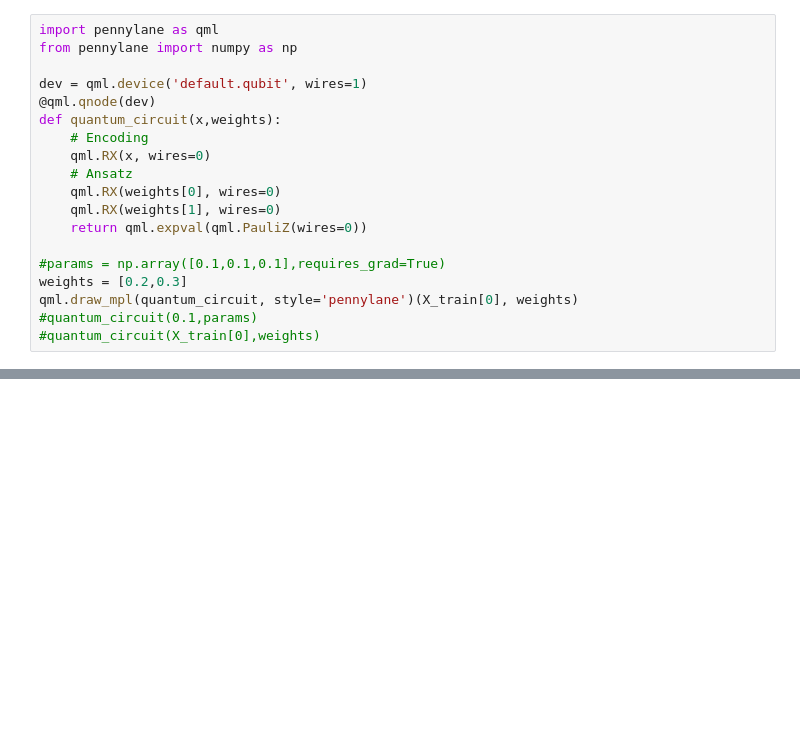
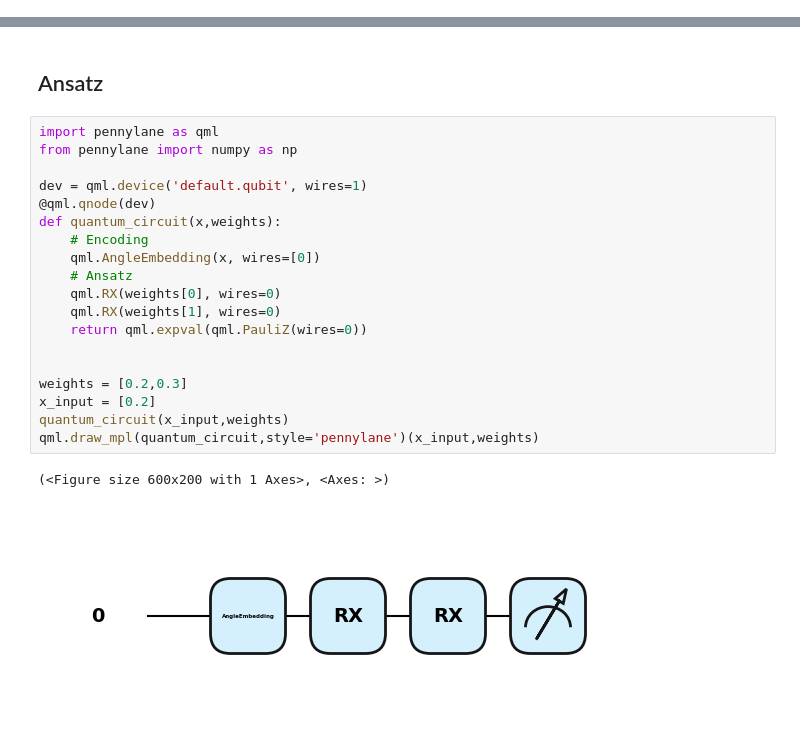
Before and after one commit to Martyna94/The_Detection_Duo, a Jupyter notebook: Task_4/Quantum_Model.ipynb, the cells around one changed output, grey strips where cells are left out. Cells and saved outputs as stored; diff of their text form; blank space fills up the shorter version.

Commit message:
Added Ansatz for task 4 , small changes for task 2

```diff
--- a/Task_4/Quantum_Model.ipynb
+++ b/Task_4/Quantum_Model.ipynb
@@ -22,19 +0,0 @@ Model
-# %%
-import pennylane as qml
-from pennylane import numpy as np
-
-dev = qml.device('default.qubit', wires=1)
-@qml.qnode(dev)
-def quantum_circuit(x,weights):
-    # Encoding
-    qml.RX(x, wires=0)
-    # Ansatz
-    qml.RX(weights[0], wires=0)
-    qml.RX(weights[1], wires=0)
-    return qml.expval(qml.PauliZ(wires=0))
-
-#params = np.array([0.1,0.1,0.1],requires_grad=True)
-weights = [0.2,0.3]
-qml.draw_mpl(quantum_circuit, style='pennylane')(X_train[0], weights)
-#quantum_circuit(0.1,params)
-#quantum_circuit(X_train[0],weights)
@@ -147,0 +23,25 @@ plot_result(X,Y, test_predictions)
+# %% [markdown]
+<a id="2"></a>
+## Ansatz
+# %%
+import pennylane as qml
+from pennylane import numpy as np
+
+dev = qml.device('default.qubit', wires=1)
+@qml.qnode(dev)
+def quantum_circuit(x,weights):
+    # Encoding
+    qml.AngleEmbedding(x, wires=[0])
+    # Ansatz
+    qml.RX(weights[0], wires=0)
+    qml.RX(weights[1], wires=0)
+    return qml.expval(qml.PauliZ(wires=0))
+
+
+weights = [0.2,0.3]
+x_input = [0.2]
+quantum_circuit(x_input,weights)
+qml.draw_mpl(quantum_circuit,style='pennylane')(x_input,weights)
+# %% [output]
+(<Figure size 600x200 with 1 Axes>, <Axes: >)
+[figure, added]
```
Also changed, not shown: parts of 38 cells of this notebook, 4 other files.
